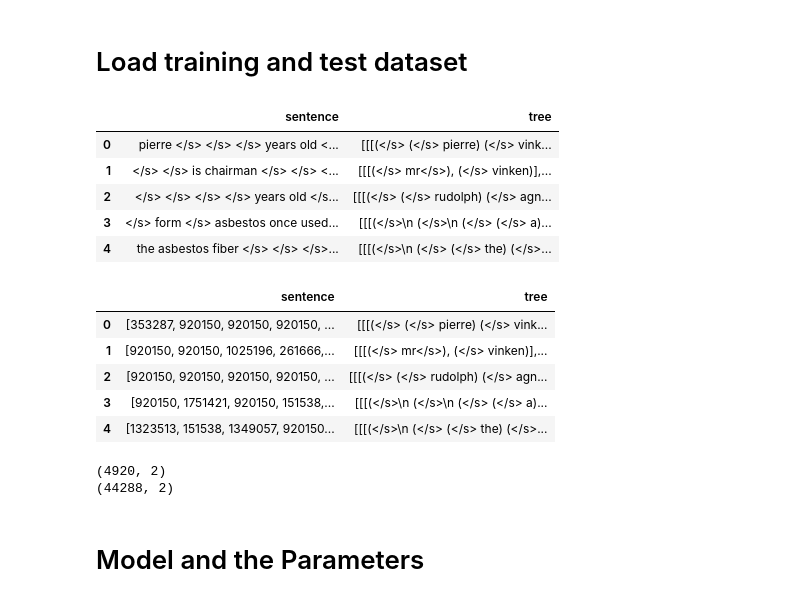
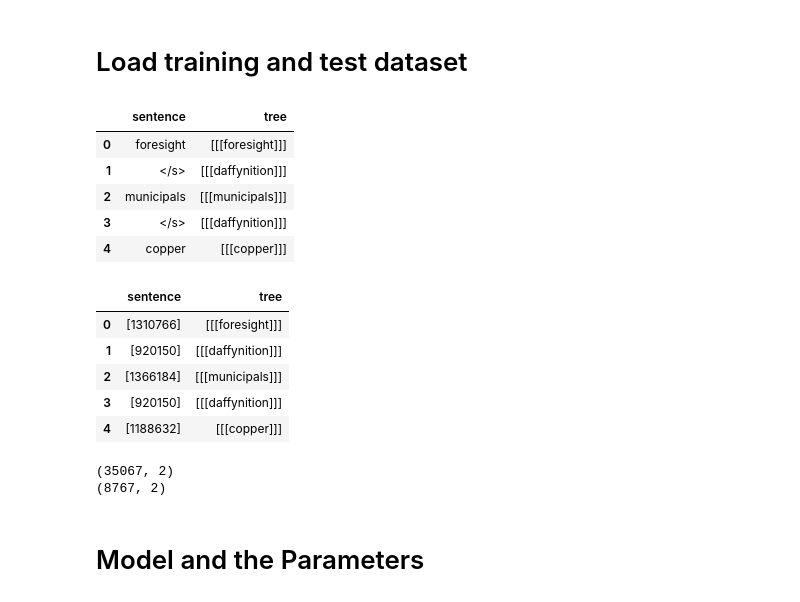
Before and after one commit to Kandy16/constituency-parsing, a Jupyter notebook: primitive-constituency-parsing.ipynb, the cells around one changed output. Cells and saved outputs as stored; diff of their text form; code cells hidden in the pictures.

```diff
--- a/primitive-constituency-parsing.ipynb
+++ b/primitive-constituency-parsing.ipynb
@@ -66,18 +79,20 @@ googleVectors = googleSet.iloc[:,1:]
 # %% [markdown]
 # Load training and test dataset
 # %%
-treeDataframe = pd.read_csv(googlePath+'constituency-parsing-data-all-UNK.csv', sep=' ', header=None )
+#treeDataframe = pd.read_csv(googlePath+'constituency-parsing-data-all-UNK.csv', sep=' ', header=None )
+treeDataframe = pd.read_csv(googlePath+'constituency-parsing-data-all-UNK-less-40-words.csv', sep=' ', header=None )
+
 treeDataframe.columns =['sentence', 'tree']
 treeDataframe['tree'] = treeDataframe['tree'].apply(nltk.Tree.fromstring)
 
 treeDataframe.head()
 # %% [output]
 |  | sentence | tree |
-| 0 | pierre </s> </s> </s> years old <... | [[[(</s> (</s> pierre) (</s> vink... |
-| 1 | </s> </s> is chairman </s> </s> <... | [[[(</s> mr</s>), (</s> vinken)],... |
-| 2 | </s> </s> </s> </s> years old </s... | [[[(</s> (</s> rudolph) (</s> agn... |
-| 3 | </s> form </s> asbestos once used... | [[[(</s>\n (</s>\n (</s> (</s> a)... |
-| 4 | the asbestos fiber </s> </s> </s>... | [[[(</s>\n (</s> (</s> the) (</s>... |
+| 0 | foresight | [[[foresight]]] |
+| 1 | </s> | [[[daffynition]]] |
+| 2 | municipals | [[[municipals]]] |
+| 3 | </s> | [[[daffynition]]] |
+| 4 | copper | [[[copper]]] |
 # %%
 def convert_imdb_corpus_into_int(sentence):
     words = sentence.split()
@@ -89,15 +104,15 @@ treeDataframe_num['sentence'] = treeDataframe_num['sentence'].apply(convert_imdb
 treeDataframe_num.head()
 # %% [output]
 |  | sentence | tree |
-| 0 | [353287, 920150, 920150, 920150, ... | [[[(</s> (</s> pierre) (</s> vink... |
-| 1 | [920150, 920150, 1025196, 261666,... | [[[(</s> mr</s>), (</s> vinken)],... |
-| 2 | [920150, 920150, 920150, 920150, ... | [[[(</s> (</s> rudolph) (</s> agn... |
-| 3 | [920150, 1751421, 920150, 151538,... | [[[(</s>\n (</s>\n (</s> (</s> a)... |
-| 4 | [1323513, 151538, 1349057, 920150... | [[[(</s>\n (</s> (</s> the) (</s>... |
+| 0 | [1310766] | [[[foresight]]] |
+| 1 | [920150] | [[[daffynition]]] |
+| 2 | [1366184] | [[[municipals]]] |
+| 3 | [920150] | [[[daffynition]]] |
+| 4 | [1188632] | [[[copper]]] |
 # %%
-treeDF_train, treeDF_test = sklearn.model_selection.train_test_split(treeDataframe_num, test_size=0.9)
+treeDF_train, treeDF_test = sklearn.model_selection.train_test_split(treeDataframe_num, test_size=0.2)
 print(treeDF_train.shape)
 print(treeDF_test.shape)
 # %% [output]
-(4920, 2)
-(44288, 2)
+(35067, 2)
+(8767, 2)
```
Also changed, not shown: parts of 18 cells of this notebook, 2 other files.
